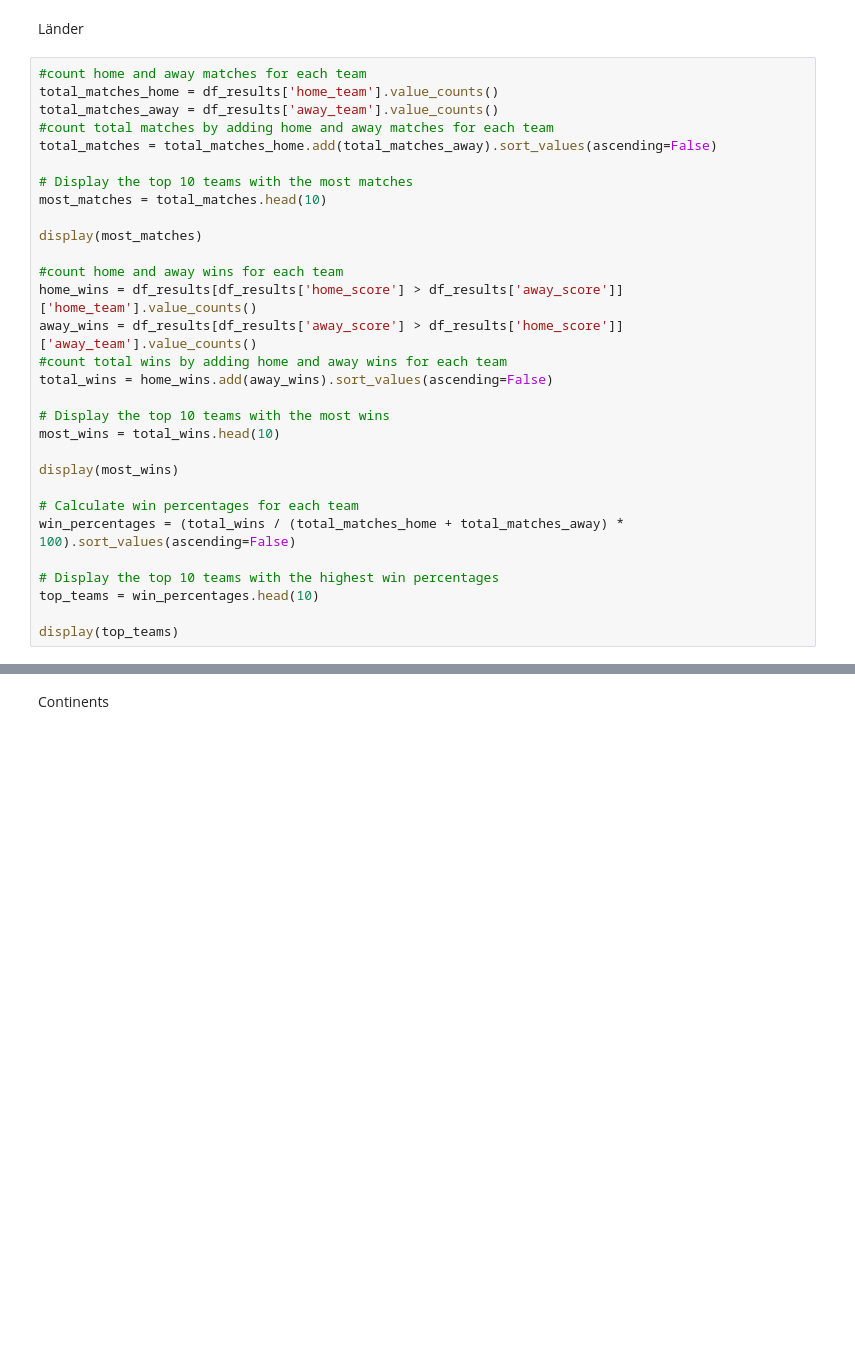
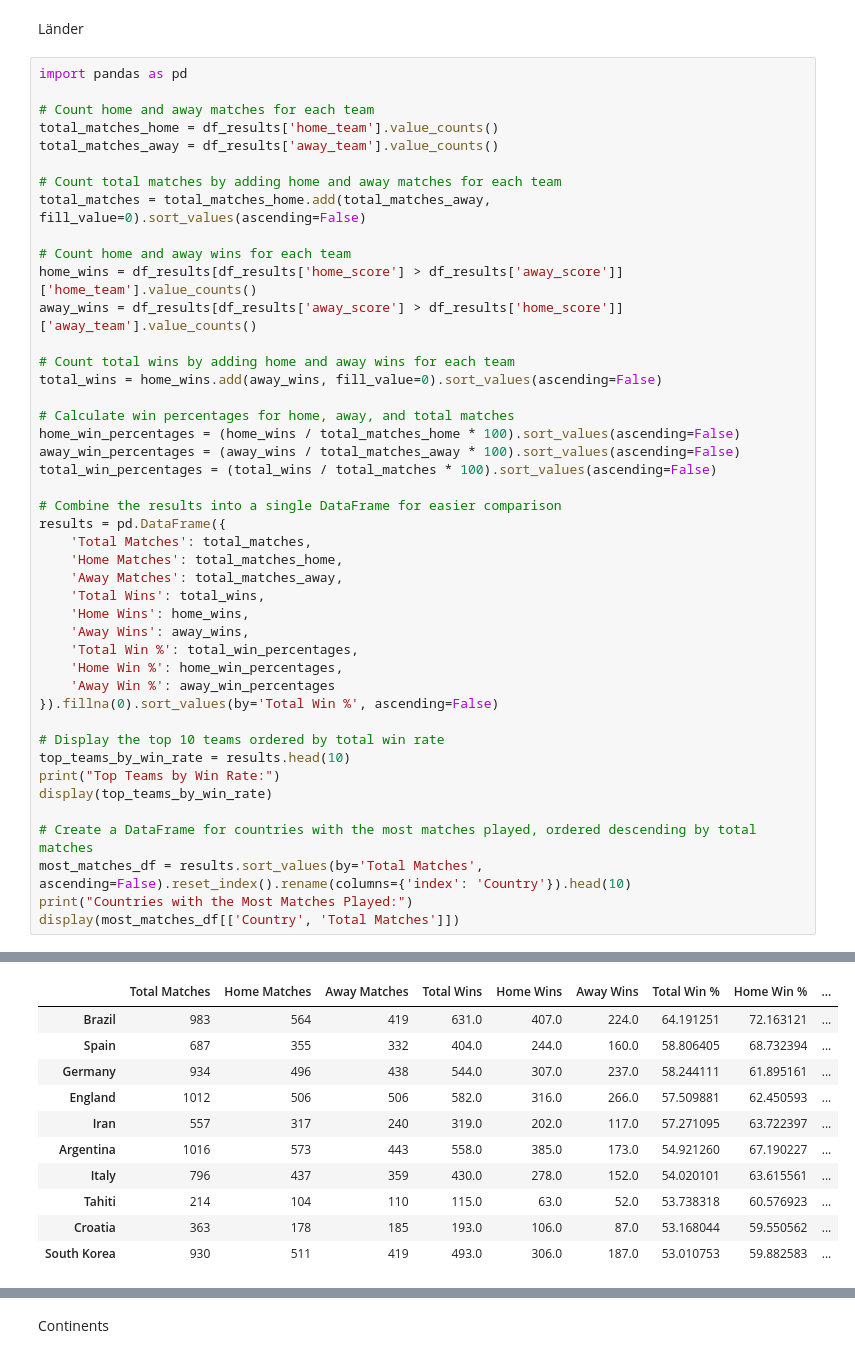
Before and after one commit to NiklasSeitherDHBW/Fussballergebnisse, a Jupyter notebook: Kontinente_Länder_Carlo.ipynb, the cells around one changed output, grey strips where cells are left out. Cells and saved outputs as stored; diff of their text form; blank space fills up the shorter version.

```diff
--- a/Kontinente_Länder_Carlo.ipynb
+++ b/Kontinente_Länder_Carlo.ipynb
@@ -275,33 +275,47 @@ Analysis
 # %% [markdown]
 Länder
 # %%
-#count home and away matches for each team
+import pandas as pd
+
+# Count home and away matches for each team
 total_matches_home = df_results['home_team'].value_counts()
 total_matches_away = df_results['away_team'].value_counts()
-#count total matches by adding home and away matches for each team
-total_matches = total_matches_home.add(total_matches_away).sort_values(ascending=False)
 
-# Display the top 10 teams with the most matches
-most_matches = total_matches.head(10)
+# Count total matches by adding home and away matches for each team
+total_matches = total_matches_home.add(total_matches_away, fill_value=0).sort_values(ascending=False)
 
-display(most_matches)
-
-#count home and away wins for each team
+# Count home and away wins for each team
 home_wins = df_results[df_results['home_score'] > df_results['away_score']]['home_team'].value_counts()
 away_wins = df_results[df_results['away_score'] > df_results['home_score']]['away_team'].value_counts()
-#count total wins by adding home and away wins for each team
-total_wins = home_wins.add(away_wins).sort_values(ascending=False)
 
-# Display the top 10 teams with the most wins
-most_wins = total_wins.head(10)
+# Count total wins by adding home and away wins for each team
+total_wins = home_wins.add(away_wins, fill_value=0).sort_values(ascending=False)
 
-display(most_wins)
+# Calculate win percentages for home, away, and total matches
+home_win_percentages = (home_wins / total_matches_home * 100).sort_values(ascending=False)
+away_win_percentages = (away_wins / total_matches_away * 100).sort_values(ascending=False)
+total_win_percentages = (total_wins / total_matches * 100).sort_values(ascending=False)
 
-# Calculate win percentages for each team
-win_percentages = (total_wins / (total_matches_home + total_matches_away) * 100).sort_values(ascending=False)
+# Combine the results into a single DataFrame for easier comparison
+results = pd.DataFrame({
+    'Total Matches': total_matches,
+    'Home Matches': total_matches_home,
+    'Away Matches': total_matches_away,
+    'Total Wins': total_wins,
+    'Home Wins': home_wins,
+    'Away Wins': away_wins,
+    'Total Win %': total_win_percentages,
+    'Home Win %': home_win_percentages,
+    'Away Win %': away_win_percentages
+}).fillna(0).sort_values(by='Total Win %', ascending=False)
 
-# Display the top 10 teams with the highest win percentages
-top_teams = win_percentages.head(10)
+# Display the top 10 teams ordered by total win rate
+top_teams_by_win_rate = results.head(10)
+print("Top Teams by Win Rate:")
+display(top_teams_by_win_rate)
 
-display(top_teams)
+# Create a DataFrame for countries with the most matches played, ordered descending by total matches
+most_matches_df = results.sort_values(by='Total Matches', ascending=False).reset_index().rename(columns={'index': 'Country'}).head(10)
+print("Countries with the Most Matches Played:")
+display(most_matches_df[['Country', 'Total Matches']])
 # %% [output]
@@ -318,0 +323,11 @@ Name: count, dtype: int64
+|  | Total Matches | Home Matches | Away Matches | Total Wins | Home Wins | Away Wins | Total Win % | Home Win % | ... |
+| Brazil | 983 | 564 | 419 | 631.0 | 407.0 | 224.0 | 64.191251 | 72.163121 | ... |
+| Spain | 687 | 355 | 332 | 404.0 | 244.0 | 160.0 | 58.806405 | 68.732394 | ... |
+| Germany | 934 | 496 | 438 | 544.0 | 307.0 | 237.0 | 58.244111 | 61.895161 | ... |
+| England | 1012 | 506 | 506 | 582.0 | 316.0 | 266.0 | 57.509881 | 62.450593 | ... |
+| Iran | 557 | 317 | 240 | 319.0 | 202.0 | 117.0 | 57.271095 | 63.722397 | ... |
+| Argentina | 1016 | 573 | 443 | 558.0 | 385.0 | 173.0 | 54.921260 | 67.190227 | ... |
+| Italy | 796 | 437 | 359 | 430.0 | 278.0 | 152.0 | 54.020101 | 63.615561 | ... |
+| Tahiti | 214 | 104 | 110 | 115.0 | 63.0 | 52.0 | 53.738318 | 60.576923 | ... |
+| Croatia | 363 | 178 | 185 | 193.0 | 106.0 | 87.0 | 53.168044 | 59.550562 | ... |
+| South Korea | 930 | 511 | 419 | 493.0 | 306.0 | 187.0 | 53.010753 | 59.882583 | ... |
```
Also changed, not shown: parts of 4 cells of this notebook.
